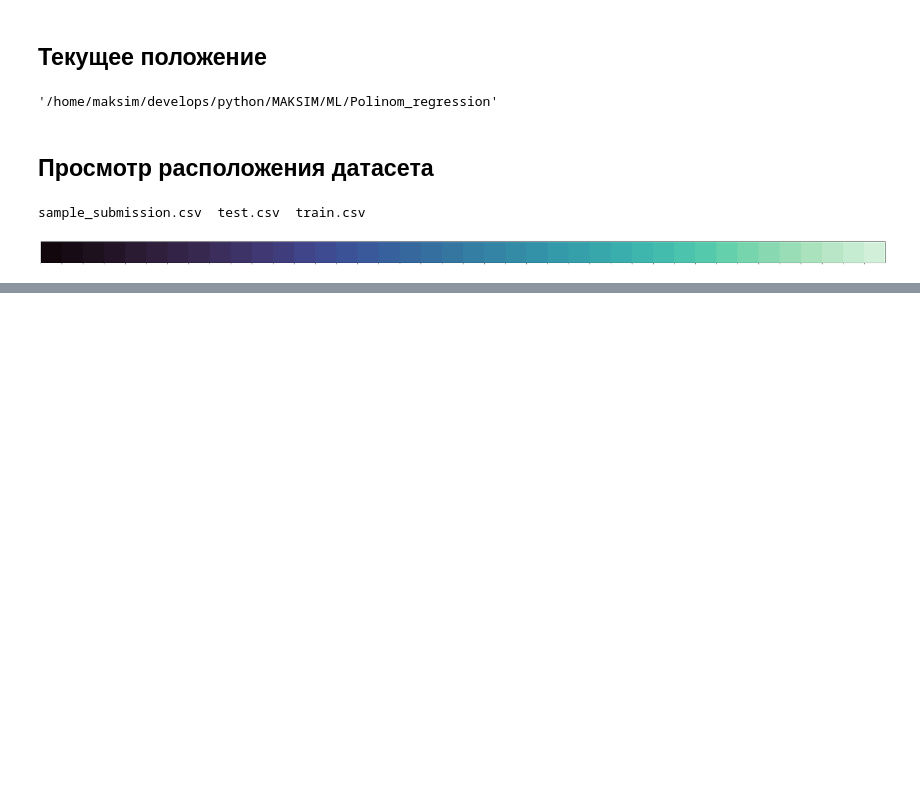
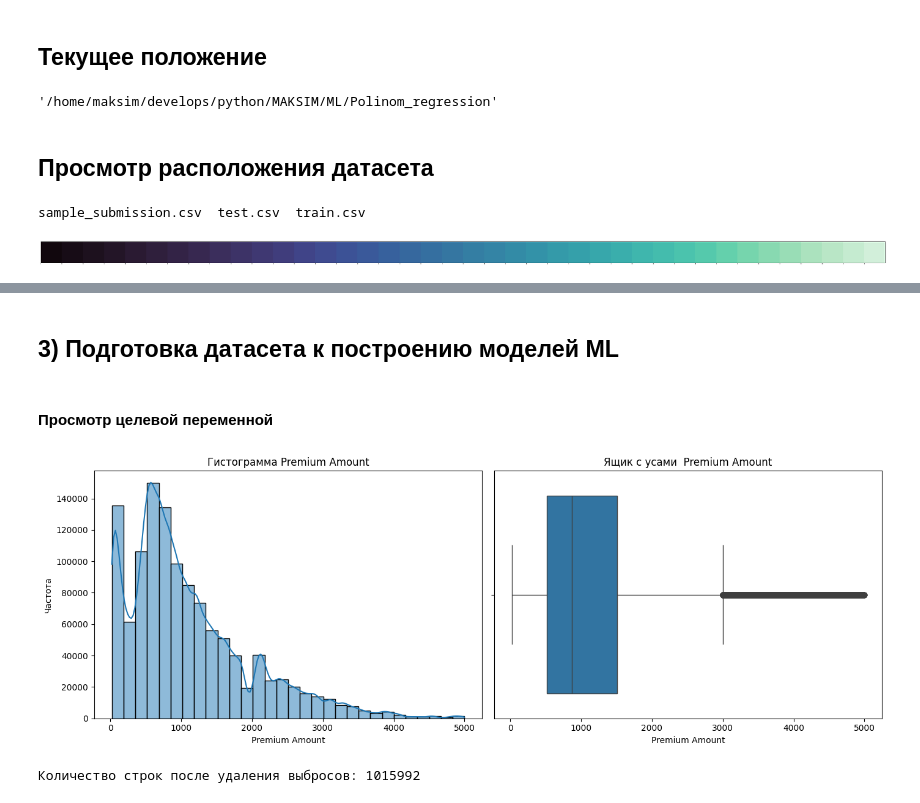
Before and after one commit to MALeyman/MAKSIM, a Jupyter notebook: ML/Polinom_regression/polinom_regression.ipynb, the cells around one changed output, grey strips where cells are left out. Saved outputs shown, nothing was run; the diff lists cells and outputs as text; code cells hidden in the pictures; blank space fills up the shorter version.

```diff
--- a/ML/Polinom_regression/polinom_regression.ipynb
+++ b/ML/Polinom_regression/polinom_regression.ipynb
@@ -88,0 +550,3 @@ print(data_test.head().to_string(index=False))
+# %%
+# Применяем к train_data_processed
+train_data_cleaned = handle_missing_values(train_data_processed)
@@ -88,0 +606,6 @@ print(data_test.head().to_string(index=False))
+# %%
+# Применяем кодирование к train_data
+train_data_encoded, label_encoders = encode_categorical_features(train_data_cleaned)
+
+# Вывод первых строк после кодирования
+print(train_data_encoded.head().to_string())
@@ -88,0 +656,19 @@ print(data_test.head().to_string(index=False))
+# %%
+# Преобразуем в datetime (если ещё не сделано)
+train_data_encoded["Policy Start Date"] = pd.to_datetime(train_data_encoded["Policy Start Date"])
+
+# Извлекаем только год
+train_data_encoded["Policy Start Date"] = train_data_encoded["Policy Start Date"].dt.year
+
+# Сортируем список уникальных годов
+unique_years = sorted(train_data_encoded["Policy Start Date"].unique())
+
+# Создаём словарь для кодирования годов
+year_mapping = {year: idx for idx, year in enumerate(unique_years)}
+
+# Применяем замену
+train_data_encoded["Policy Start Date"] = train_data_encoded["Policy Start Date"].map(year_mapping)
+
+# Проверяем результат
+print(train_data_encoded[["Policy Start Date", "Policy Start Date"]].head())
+print(f"Годы закодированы следующим образом: {year_mapping}")
@@ -88,0 +758,13 @@ print(data_test.head().to_string(index=False))
+# %%
+# Определяем правильный порядок для категорий
+feedback_mapping = {
+    "Average": 1,
+    "Good": 2,
+    "Poor": 0
+}
+
+# Применяем mapping
+train_data_encoded["Customer Feedback"] = train_data_encoded["Customer Feedback"].map(feedback_mapping)
+
+# Проверяем результат
+print(train_data_encoded["Customer Feedback"].head())
@@ -88,0 +814,24 @@ print(data_test.head().to_string(index=False))
+# %% [markdown]
+## 3) Подготовка датасета к построению моделей ML
+# %% [markdown]
+#### Просмотр  целевой переменной
+# %%
+plot_histogram_box(train_data_encoded)
+# %% [output]
+[figure, added]
+# %%
+# Находим выбросы в Premium Amount с помощью IQR
+Q1 = train_data_encoded["Premium Amount"].quantile(0.35)
+Q3 = train_data_encoded["Premium Amount"].quantile(0.65)
+IQR = Q3 - Q1
+lower_bound = Q1 - 1.5 * IQR
+upper_bound = Q3 + 1.5 * IQR
+
+# Удаляем выбросы
+train_data_new = train_data_encoded[(train_data_encoded["Premium Amount"] >= lower_bound) &
+                                        (train_data_encoded["Premium Amount"] <= upper_bound)]
+
+# Проверяем размер после удаления выбросов
+print(f"Количество строк после удаления выбросов: {train_data_new.shape[0]}")
+# %% [output]
+Количество строк после удаления выбросов: 1015992
```
Also changed, not shown: parts of 112 cells of this notebook.
